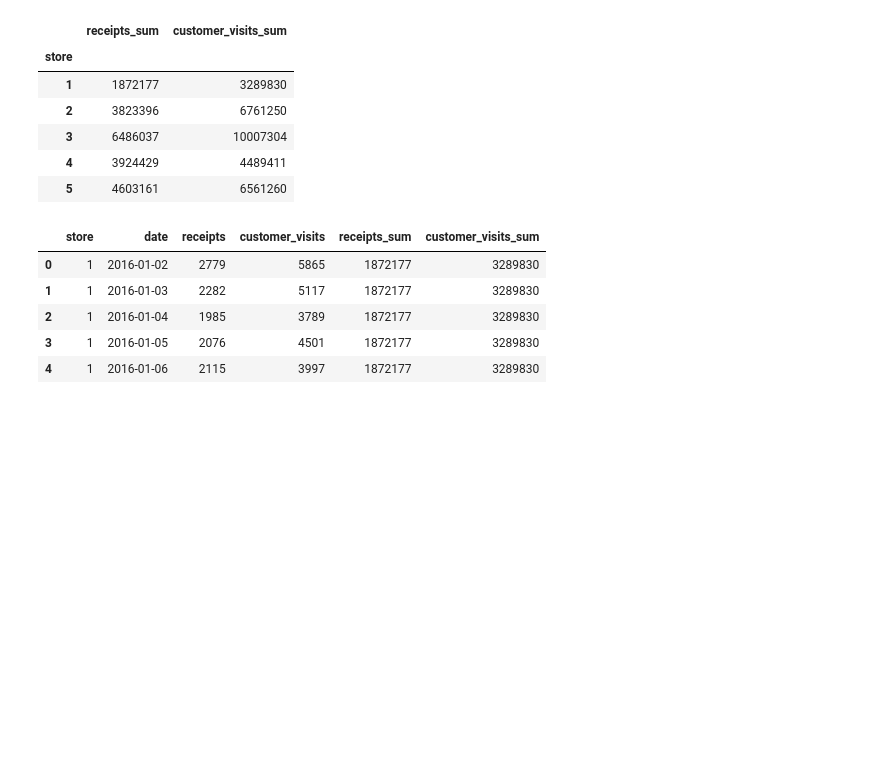
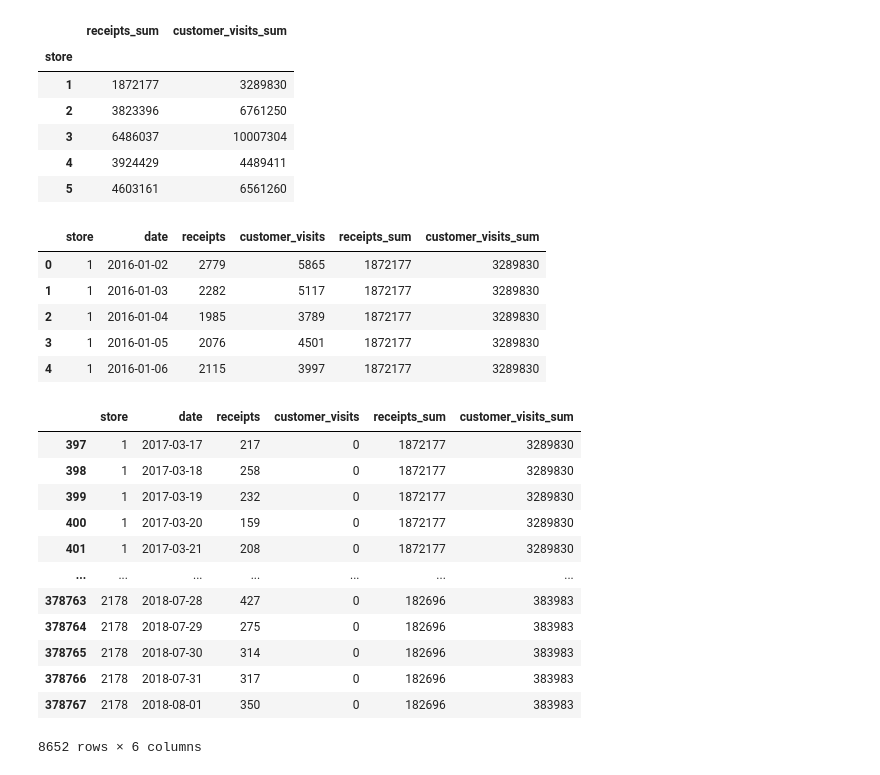
Before and after one commit to Mahdieh31/Assignment, a Jupyter notebook: Assignment1 (2).ipynb, the cells around one changed output. Saved outputs shown, nothing was run; the diff lists cells and outputs as text; code cells hidden in the pictures; blank space fills up the shorter version.

```diff
--- a/Assignment1 (2).ipynb
+++ b/Assignment1 (2).ipynb
@@ -102,3 +102,20 @@ ndefected_div.head()
 | 4 | 1 | 2016-01-06 | 2115 | 3997 | 1872177 | 3289830 |
 # %%
 ndefected_div.to_csv('Non_defected_devices.csv', index=False)
+# %%
+offdivice_date=ndefected_div[(ndefected_div['customer_visits']==0)&(ndefected_div['receipts']!=0)]
+offdivice_date
+# %% [output]
+|  | store | date | receipts | customer_visits | receipts_sum | customer_visits_sum |
+| 397 | 1 | 2017-03-17 | 217 | 0 | 1872177 | 3289830 |
+| 398 | 1 | 2017-03-18 | 258 | 0 | 1872177 | 3289830 |
+| 399 | 1 | 2017-03-19 | 232 | 0 | 1872177 | 3289830 |
+| 400 | 1 | 2017-03-20 | 159 | 0 | 1872177 | 3289830 |
+| 401 | 1 | 2017-03-21 | 208 | 0 | 1872177 | 3289830 |
+| ... | ... | ... | ... | ... | ... | ... |
+| 378763 | 2178 | 2018-07-28 | 427 | 0 | 182696 | 383983 |
+| 378764 | 2178 | 2018-07-29 | 275 | 0 | 182696 | 383983 |
+| 378765 | 2178 | 2018-07-30 | 314 | 0 | 182696 | 383983 |
+| 378766 | 2178 | 2018-07-31 | 317 | 0 | 182696 | 383983 |
+| 378767 | 2178 | 2018-08-01 | 350 | 0 | 182696 | 383983 |
+8652 rows × 6 columns
```
Also changed, not shown: parts of 7 cells of this notebook.
